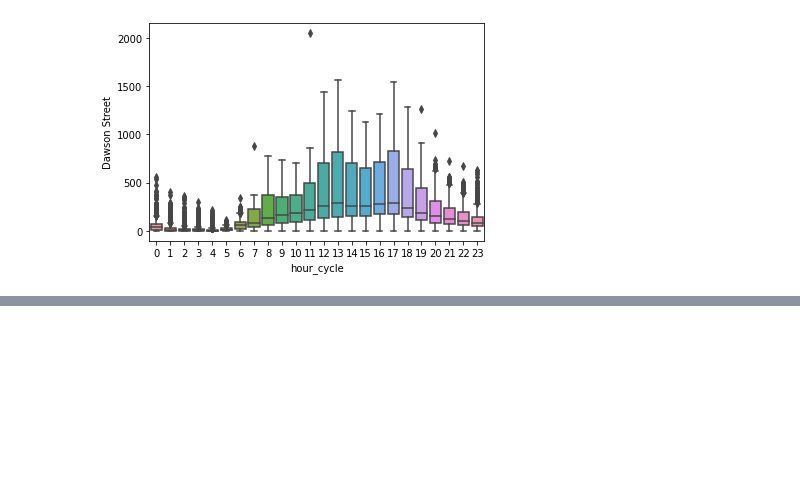
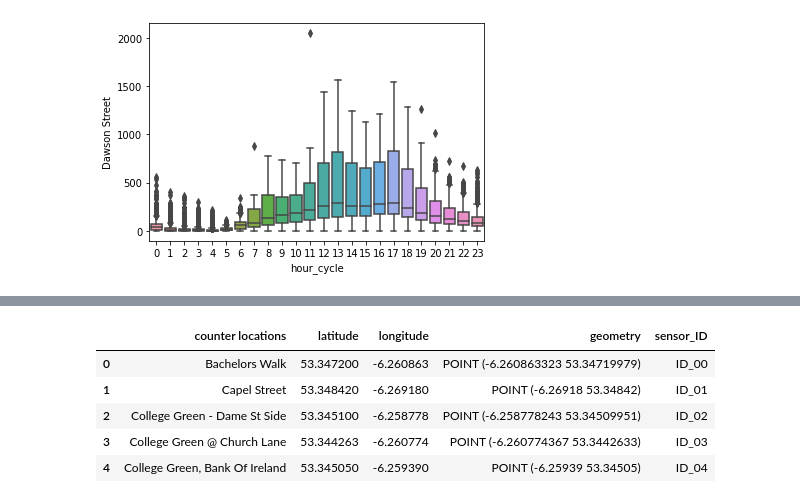
Before and after one commit to Pabaz22/slcities, a Jupyter notebook: notebooks/Merging datasets into dF_VL.ipynb, the cells around one changed output, grey strips where cells are left out. Saved outputs shown, nothing was run; the diff lists cells and outputs as text; code cells hidden in the pictures; blank space fills up the shorter version.

```diff
--- a/notebooks/Merging datasets into dF_VL.ipynb
+++ b/notebooks/Merging datasets into dF_VL.ipynb
@@ -139,0 +186,11 @@ sns.boxplot(  y="Dawson Street", x= 'hour_cycle', data=final_df_lighting,  orien
+# %%
+sensors = pd.read_csv('../slcities/data/sensors_ID.csv')
+# %%
+sensors.head()
+# %% [output]
+|  | counter locations | latitude | longitude | geometry | sensor_ID |
+| 0 | Bachelors Walk | 53.347200 | -6.260863 | POINT (-6.260863323 53.34719979) | ID_00 |
+| 1 | Capel Street | 53.348420 | -6.269180 | POINT (-6.26918 53.34842) | ID_01 |
+| 2 | College Green - Dame St Side | 53.345100 | -6.258778 | POINT (-6.258778243 53.34509951) | ID_02 |
+| 3 | College Green @ Church Lane | 53.344263 | -6.260774 | POINT (-6.260774367 53.3442633) | ID_03 |
+| 4 | College Green, Bank Of Ireland | 53.345050 | -6.259390 | POINT (-6.25939 53.34505) | ID_04 |
```
Also changed, not shown: parts of 8 cells of this notebook, 1 other file.
